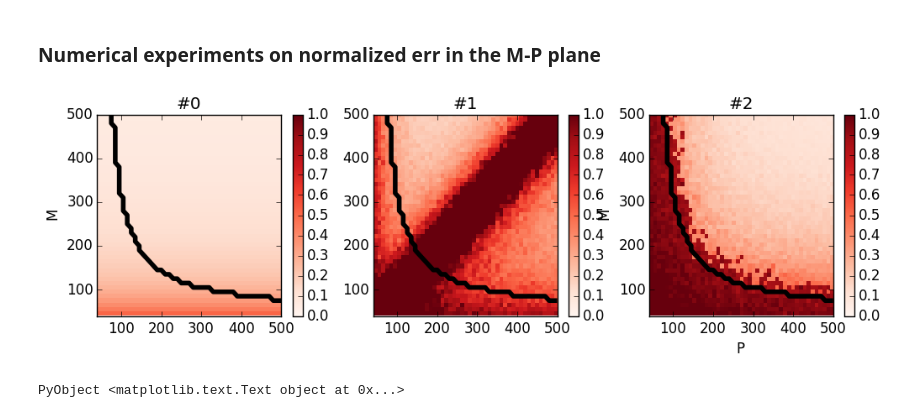
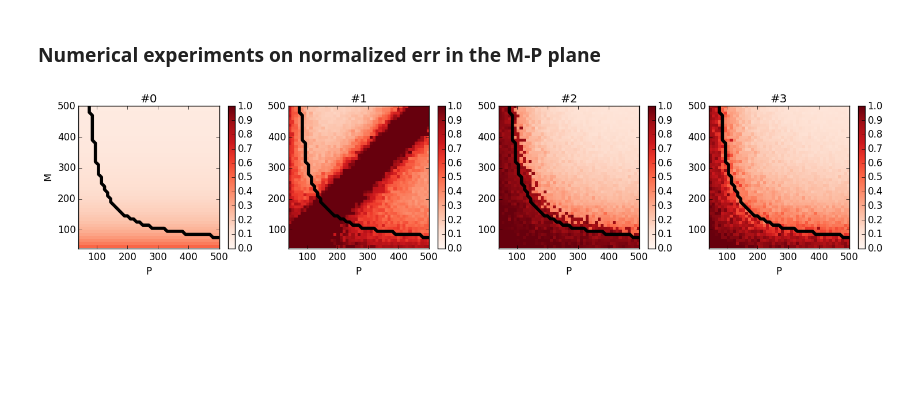
Before and after one commit to ganguli-lab/single-trial, a Jupyter notebook: notebooks/Analysis - Static Low-D Stim Decoding.ipynb, the cells around one changed output. Saved outputs shown, nothing was run; the diff lists cells and outputs as text; code cells hidden in the pictures; blank space fills up the shorter version.

```diff
--- a/notebooks/Analysis - Static Low-D Stim Decoding.ipynb
+++ b/notebooks/Analysis - Static Low-D Stim Decoding.ipynb
@@ -280,22 +276,24 @@ valid = ((sqrt(1 / K - 1 / N) - sqrt(1 ./ Ms - 1 / N)).^2 .* sqrt(Ms)) * ((1 - s
 # %%
 function plot_helper(err)
     extent = [minimum(Ps), maximum(Ps), minimum(Ms), maximum(Ms)]
     imshow(err, aspect="auto", interpolation="nearest", origin="lower", cmap="Reds", vmin=0, vmax=1, extent=extent);
     colorbar();
     contour(repmat(Ps', length(Ms), 1), repmat(Ms, 1, length(Ps)), valid, 1, linewidths=4, colors="k")
 end
 
-figure(figsize=(12, 3))
-
-subplot(131)
+figure(figsize=(15, 3.5))
+subplot(141)
 plot_helper(err_best)
-title("#0"); ylabel("M")
-subplot(132)
+title("#0"); ylabel("M"); xlabel("P")
+subplot(142)
 plot_helper(err_simple)
-title("#1");
-subplot(133)
+title("#1"); xlabel("P")
+subplot(143)
 plot_helper(err_subspace)
-title("#2"); ylabel("M"); xlabel("P")
+title("#2"); xlabel("P")
+subplot(144)
+plot_helper(err_signal)
+title("#3"); xlabel("P")
+tight_layout()
 # %% [output]
-[figure, old version]
+[figure, new version]
-PyObject <matplotlib.text.Text object at 0x...>
```
Also changed, not shown: parts of 5 cells of this notebook.
